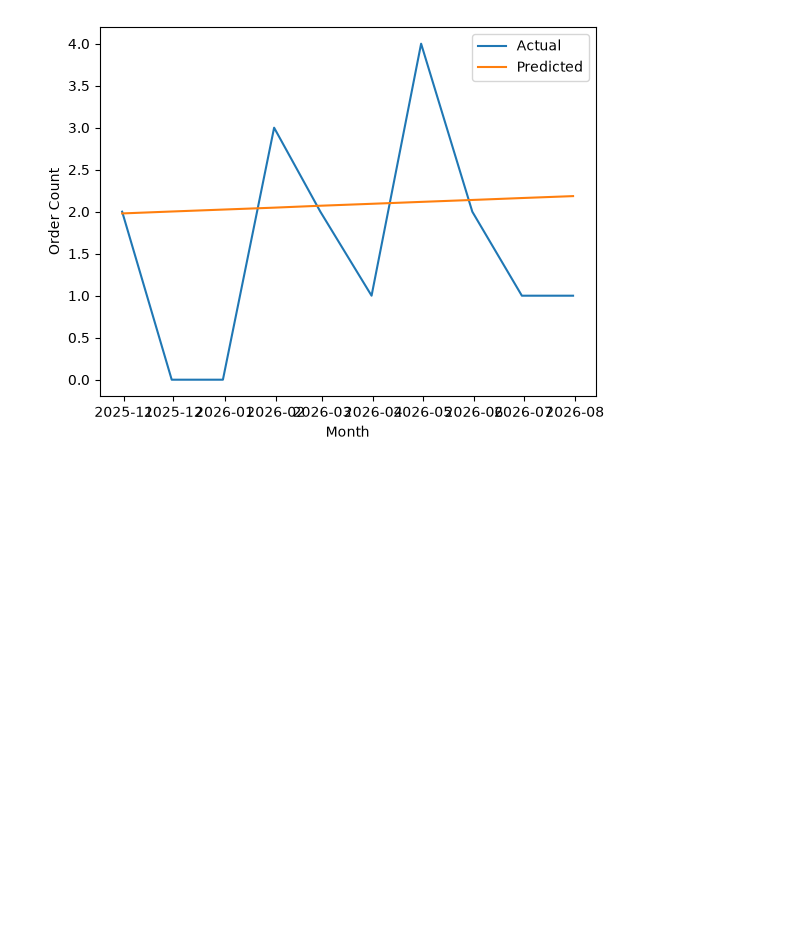
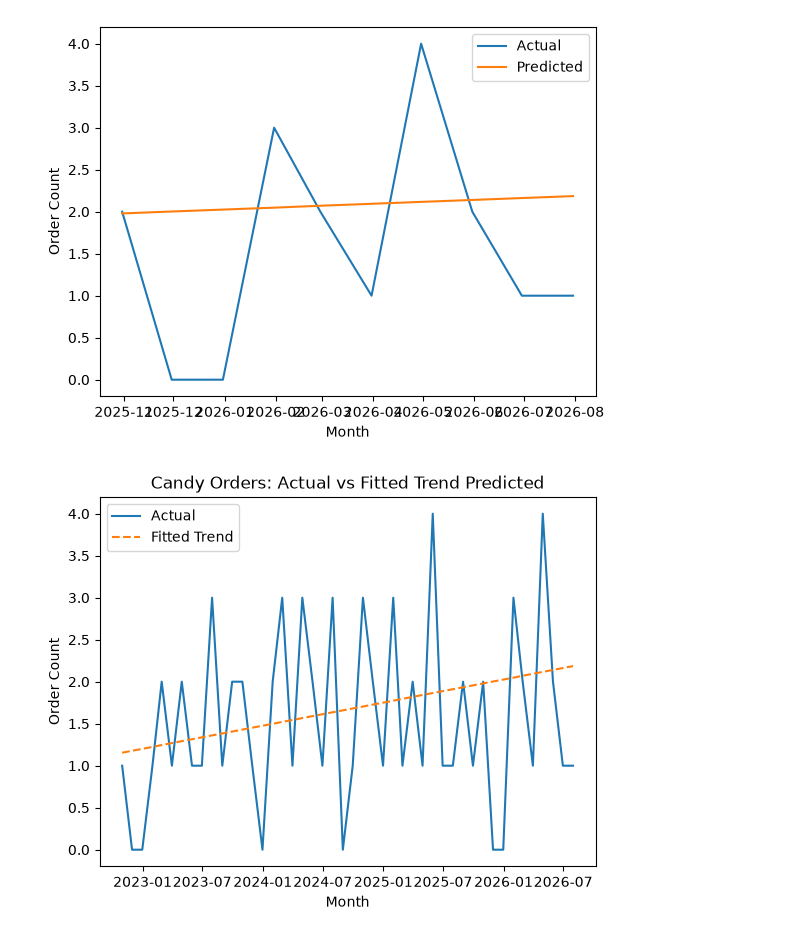
Before and after one commit to mia-i-stulac/Candy_Order_Predictor, a Jupyter notebook: code/model.ipynb, the cells around one changed output. Saved outputs shown, nothing was run; the diff lists cells and outputs as text; code cells hidden in the pictures; blank space fills up the shorter version.

Commit message:
Fitted Prediction graph

```diff
--- a/code/model.ipynb
+++ b/code/model.ipynb
@@ -104,6 +104,8 @@ model.fit(X_train, y_train)
 
 y_pred = model.predict(X_test)
 
+monthly['predicted_trend'] = model.predict(monthly[['time_idx']])
+
 # Time Series cross validation experiment
 tcsv = TimeSeriesSplit(n_splits=5)
 scores = cross_val_score(model, X, y, cv=tcsv, scoring='r2')
@@ -135,6 +137,17 @@ plt.ylabel('Order Count')
 plt.show()
 # %% [output]
 [figure]
+# %%
+# Another plot for overall prediction (not just test set)
+plt.plot(monthly['req_date'], monthly['order_count'], label='Actual')
+plt.plot(monthly['req_date'], monthly['predicted_trend'], label='Fitted Trend', linestyle='--')
+plt.legend()
+plt.xlabel('Month')
+plt.ylabel('Order Count')
+plt.title('Candy Orders: Actual vs Fitted Trend Predicted')
+plt.show()
+# %% [output]
+[figure, added]
 # %% [markdown]
 ## Evaluation Progress Notes
 
```
Also changed, not shown: parts of 1 cell of this notebook.
